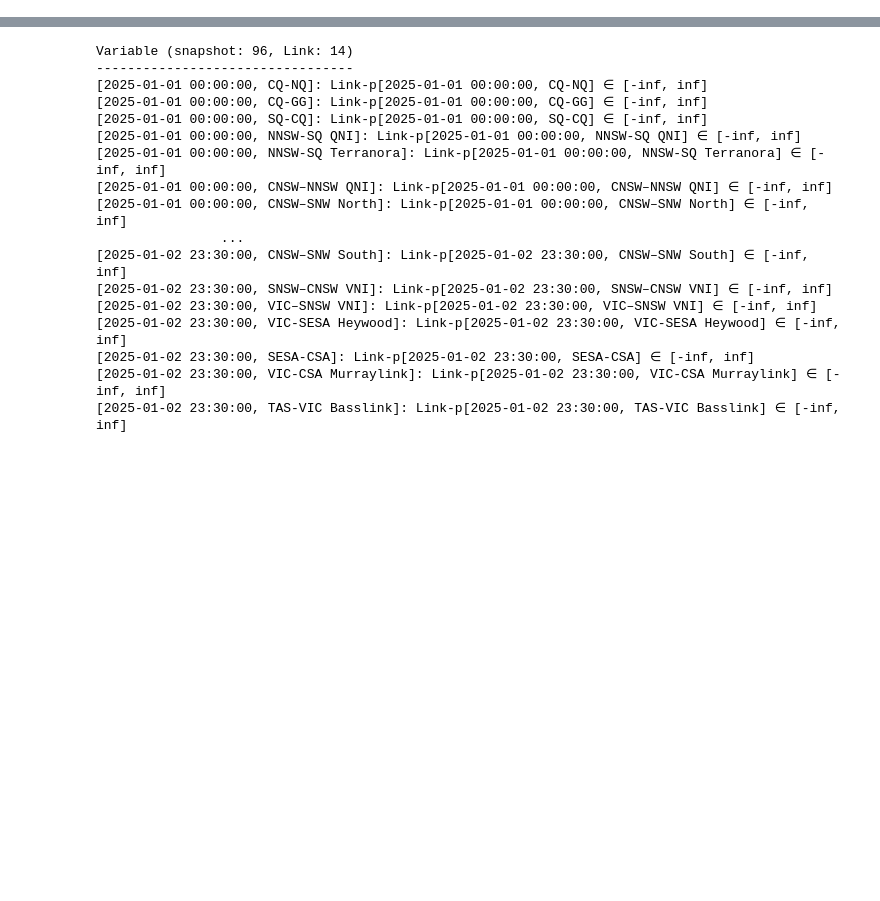
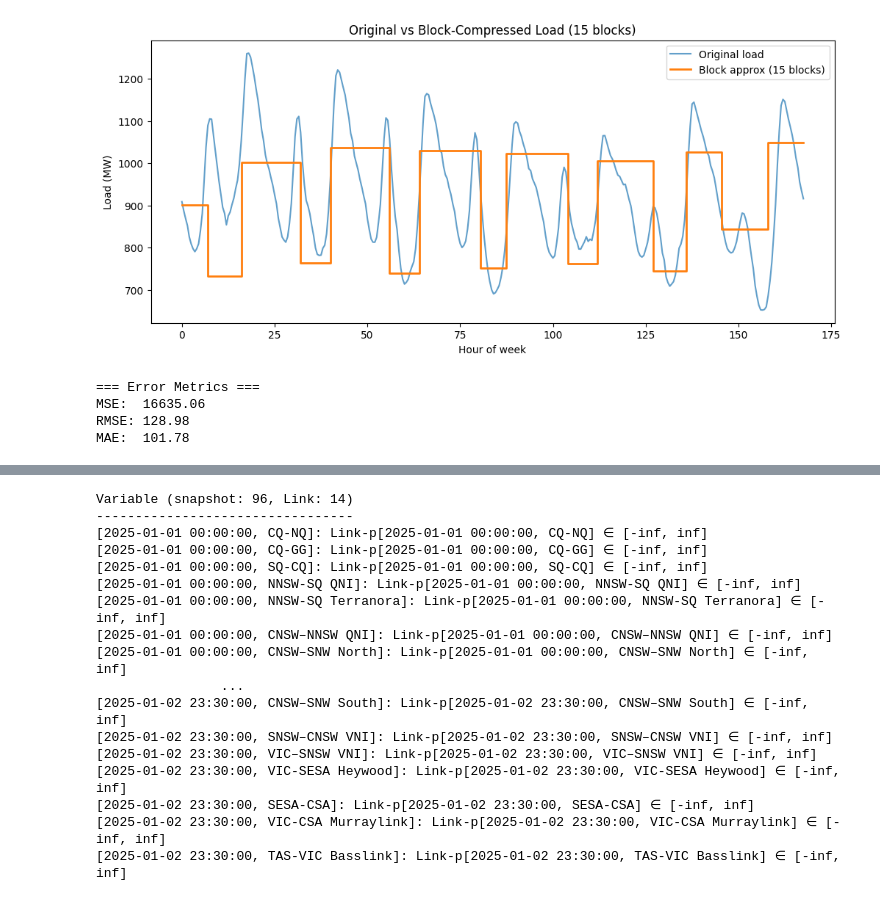
Before and after one commit to ArthurBond/AUS-CEM, a Jupyter notebook: scripts/build_test_network.ipynb, the cells around one changed output, grey strips where cells are left out. Saved outputs shown, nothing was run; the diff lists cells and outputs as text; code cells hidden in the pictures; blank space fills up the shorter version.

Commit message:
added load fitting least squares

```diff
--- a/scripts/build_test_network.ipynb
+++ b/scripts/build_test_network.ipynb
@@ -499,0 +400,76 @@ network.statistics.optimal_capacity().div(1e3).sum().plot(kind="bar")
+# %%
+import numpy as np
+import matplotlib.pyplot as plt
+from sklearn.cluster import KMeans
+
+# --- 1. Create synthetic weekly demand data (48*7 = 336 points) ---
+# np.random.seed(0)
+hours = np.arange(len(load[:48*7])) / 2  # half-hourly timestamps (in hours)
+# daily_pattern = (
+#     500 + 200*np.sin(2*np.pi*hours/24) + 50*np.random.randn(len(hours))
+# )
+# load = np.clip(daily_pattern, 300, None)
+
+# --- 2. Function to compress load into blocks ---
+def fit_blocks(load, n_blocks=15, seed_hours=None):
+    """
+    Approximate load with n_blocks of variable length.
+    """
+    n = len(load)
+    # Initial guess: split series into equal chunks
+    boundaries = np.linspace(0, n, n_blocks+1, dtype=int)
+
+    block_values = []
+    block_hours = []
+    compressed = np.zeros_like(load)
+
+    for i in range(n_blocks):
+        s, e = boundaries[i], boundaries[i+1]
+        val = load[s:e].mean()
+        compressed[s:e] = val
+        block_values.append(val)
+        block_hours.append((e-s)/2)  # half-hours → hours
+
+    return np.array(compressed), np.array(block_values), np.array(block_hours), boundaries
+
+# --- 3. Run block fitting ---
+# compressed, block_values, block_hours, boundaries = fit_blocks(load.iloc[:48*7], n_blocks=15)
+
+load = tload.load.values[:48*7]
+
+# --- 4. Plot original vs compressed ---
+plt.figure(figsize=(12,5))
+plt.plot(hours, tload.iloc[:48*7], label="Original load", alpha=0.7)
+plt.step(hours, compressed, where="post", label="Block approx (15 blocks)", linewidth=2)
+
+
+# # Show block boundaries
+# for b in boundaries:
+#     plt.axvline(b/2, color="grey", linestyle="--", alpha=0.4)
+
+plt.xlabel("Hour of week")
+plt.ylabel("Load (MW)")
+plt.title("Original vs Block-Compressed Load (15 blocks)")
+plt.legend()
+plt.show()
+
+ # Error metrics
+mse = np.mean((load - compressed)**2)
+rmse = np.sqrt(mse)
+mae = np.mean(np.abs(load - compressed))
+
+print("=== Error Metrics ===")
+print(f"MSE:  {mse:.2f}")
+print(f"RMSE: {rmse:.2f}")
+print(f"MAE:  {mae:.2f}\n")
+
+# --- 5. Print block summary ---
+# print("Block values (MW):", np.round(block_values,1))
+# print("Block weights (hours):", block_hours)
+# print("Check sum of weights = ", block_hours.sum(), "hours (should be 168)")
+# %% [output]
+[figure, added]
+=== Error Metrics ===
+MSE:  16635.06
+RMSE: 128.98
+MAE:  101.78
```
Also changed, not shown: parts of 83 cells of this notebook, 3 other files.
